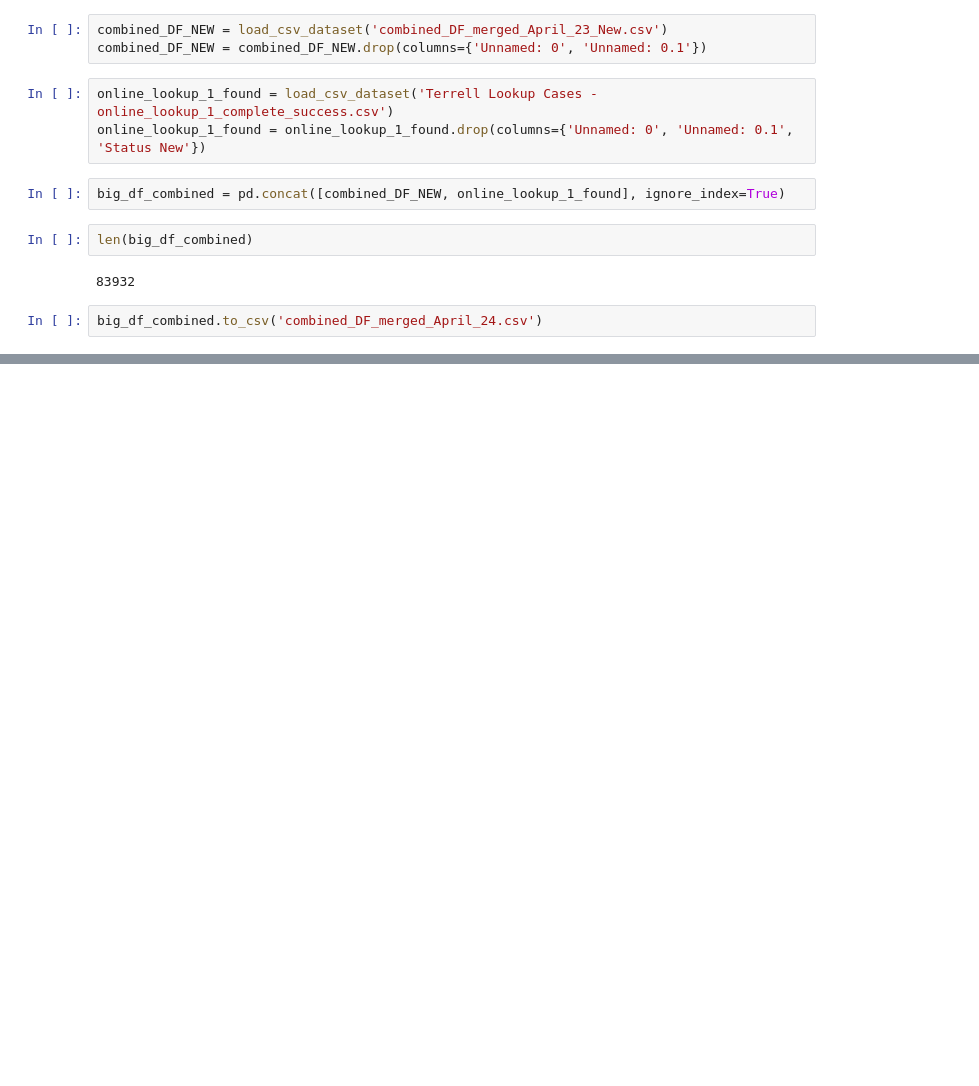
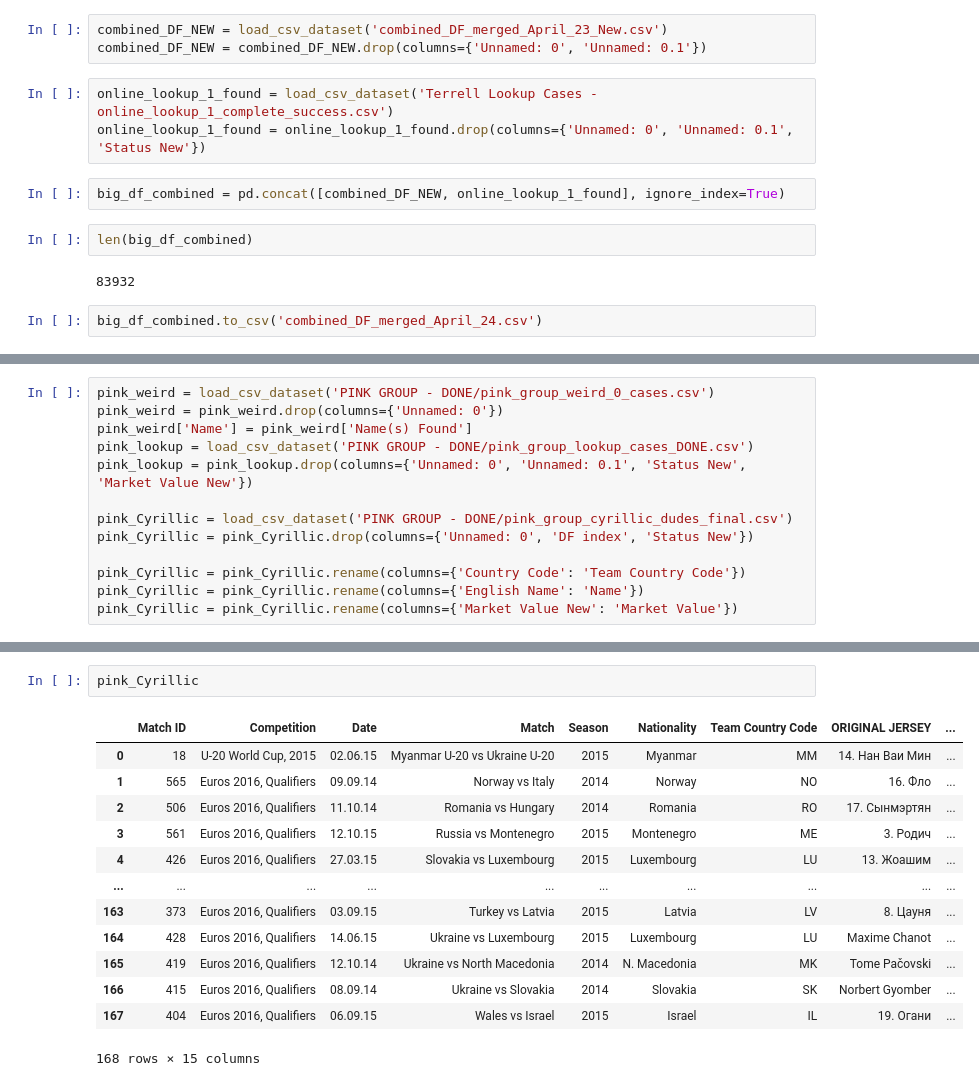
Before and after one commit to finnlsmith/footy_project_market_value_rankings, a Jupyter notebook: create_dataset_1/add_dfs_to_large_df.ipynb, the cells around one changed output, grey strips where cells are left out. Cells and saved outputs as stored; diff of their text form; blank space fills up the shorter version.

Commit message:
Merged pink group with the combined DF

```diff
--- a/create_dataset_1/add_dfs_to_large_df.ipynb
+++ b/create_dataset_1/add_dfs_to_large_df.ipynb
@@ -426,0 +438,13 @@ big_df_combined.to_csv('combined_DF_merged_April_24.csv')
+# %%
+pink_weird = load_csv_dataset('PINK GROUP - DONE/pink_group_weird_0_cases.csv')
+pink_weird = pink_weird.drop(columns={'Unnamed: 0'})
+pink_weird['Name'] = pink_weird['Name(s) Found']
+pink_lookup = load_csv_dataset('PINK GROUP - DONE/pink_group_lookup_cases_DONE.csv')
+pink_lookup = pink_lookup.drop(columns={'Unnamed: 0', 'Unnamed: 0.1', 'Status New', 'Market Value New'})
+
+pink_Cyrillic = load_csv_dataset('PINK GROUP - DONE/pink_group_cyrillic_dudes_final.csv')
+pink_Cyrillic = pink_Cyrillic.drop(columns={'Unnamed: 0', 'DF index', 'Status New'})
+
+pink_Cyrillic = pink_Cyrillic.rename(columns={'Country Code': 'Team Country Code'})
+pink_Cyrillic = pink_Cyrillic.rename(columns={'English Name': 'Name'})
+pink_Cyrillic = pink_Cyrillic.rename(columns={'Market Value New': 'Market Value'})
@@ -426,0 +460,16 @@ big_df_combined.to_csv('combined_DF_merged_April_24.csv')
+# %%
+pink_Cyrillic
+# %% [output]
+|  | Match ID | Competition | Date | Match | Season | Nationality | Team Country Code | ORIGINAL JERSEY | ... |
+| 0 | 18 | U-20 World Cup, 2015 | 02.06.15 | Myanmar U-20 vs Ukraine U-20 | 2015 | Myanmar | MM | 14. Нан Ваи Мин | ... |
+| 1 | 565 | Euros 2016, Qualifiers | 09.09.14 | Norway vs Italy | 2014 | Norway | NO | 16. Фло | ... |
+| 2 | 506 | Euros 2016, Qualifiers | 11.10.14 | Romania vs Hungary | 2014 | Romania | RO | 17. Сынмэртян | ... |
+| 3 | 561 | Euros 2016, Qualifiers | 12.10.15 | Russia vs Montenegro | 2015 | Montenegro | ME | 3. Родич | ... |
+| 4 | 426 | Euros 2016, Qualifiers | 27.03.15 | Slovakia vs Luxembourg | 2015 | Luxembourg | LU | 13. Жоашим | ... |
+| ... | ... | ... | ... | ... | ... | ... | ... | ... | ... |
+| 163 | 373 | Euros 2016, Qualifiers | 03.09.15 | Turkey vs Latvia | 2015 | Latvia | LV | 8. Цауня | ... |
+| 164 | 428 | Euros 2016, Qualifiers | 14.06.15 | Ukraine vs Luxembourg | 2015 | Luxembourg | LU | Maxime Chanot | ... |
+| 165 | 419 | Euros 2016, Qualifiers | 12.10.14 | Ukraine vs North Macedonia | 2014 | N. Macedonia | MK | Tome Pačovski | ... |
+| 166 | 415 | Euros 2016, Qualifiers | 08.09.14 | Ukraine vs Slovakia | 2014 | Slovakia | SK | Norbert Gyomber | ... |
+| 167 | 404 | Euros 2016, Qualifiers | 06.09.15 | Wales vs Israel | 2015 | Israel | IL | 19. Огани | ... |
+168 rows × 15 columns
```
Also changed, not shown: parts of 9 cells of this notebook, 14 other files.
